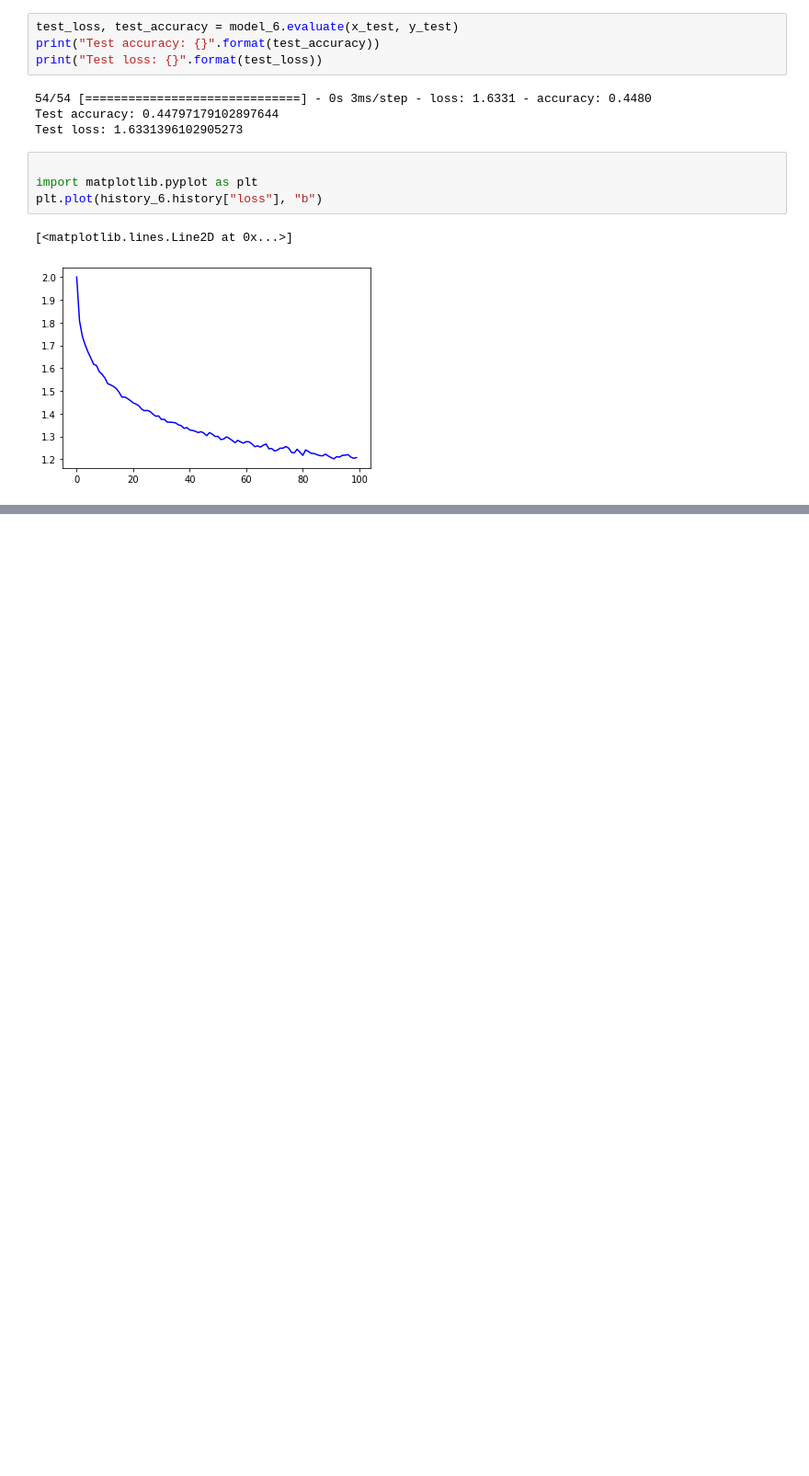
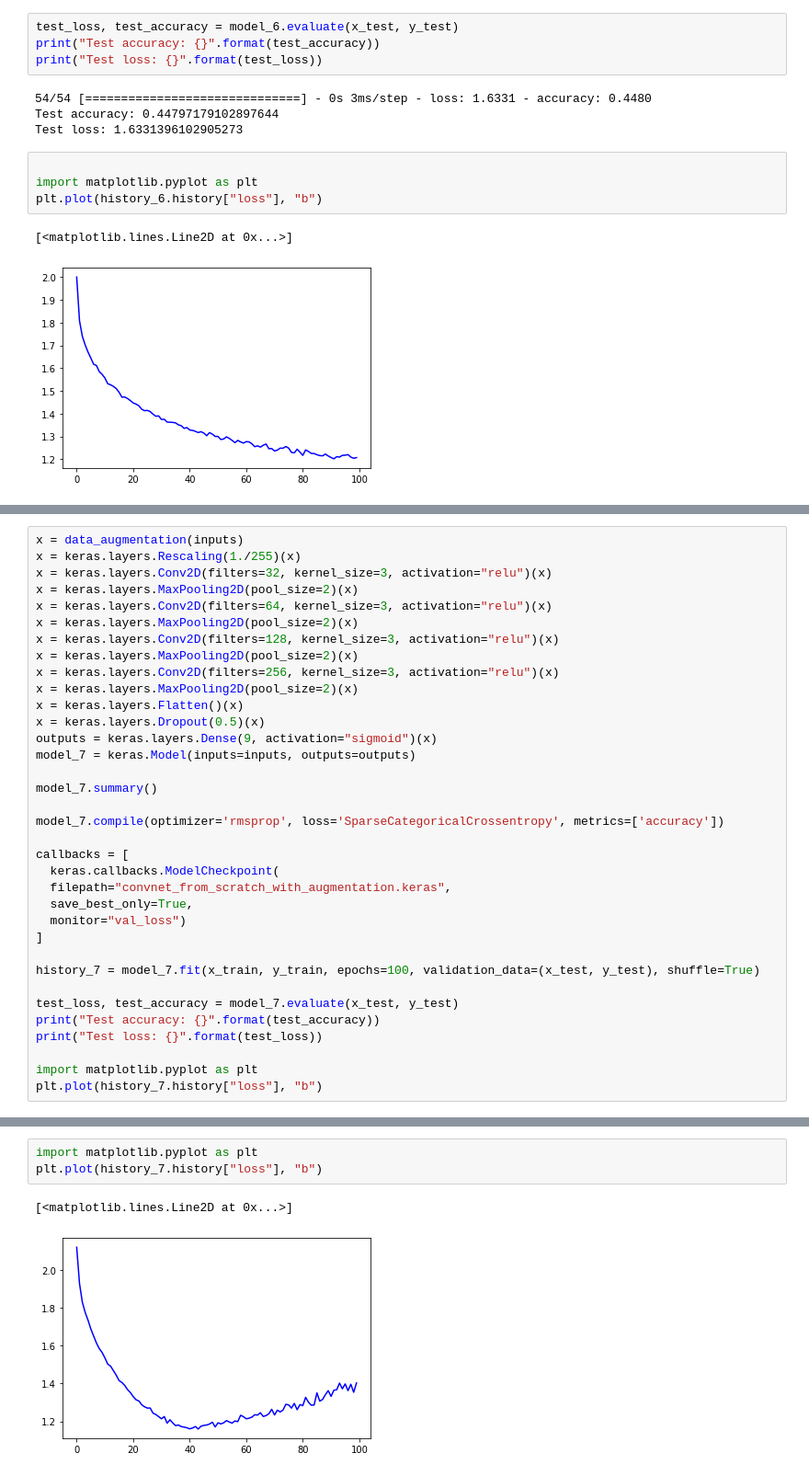
Before and after one commit to Cycyplay/M2_DeepLearning_Classification, a Jupyter notebook: DeepLearning_Projet_Classification_Version_de_Base.ipynb, the cells around one changed output, grey strips where cells are left out. Shown: that part at 92% size. Drawn from its saved outputs; the diff is of its cells as text; blank space fills up the shorter version.

Commit message:
Test modèle avec Top3

```diff
--- a/DeepLearning_Projet_Classification_Version_de_Base.ipynb
+++ b/DeepLearning_Projet_Classification_Version_de_Base.ipynb
@@ -351,0 +354,35 @@ plt.plot(history_6.history["loss"], "b")
+# %%
+x = data_augmentation(inputs)
+x = keras.layers.Rescaling(1./255)(x)
+x = keras.layers.Conv2D(filters=32, kernel_size=3, activation="relu")(x)
+x = keras.layers.MaxPooling2D(pool_size=2)(x)
+x = keras.layers.Conv2D(filters=64, kernel_size=3, activation="relu")(x)
+x = keras.layers.MaxPooling2D(pool_size=2)(x)
+x = keras.layers.Conv2D(filters=128, kernel_size=3, activation="relu")(x)
+x = keras.layers.MaxPooling2D(pool_size=2)(x)
+x = keras.layers.Conv2D(filters=256, kernel_size=3, activation="relu")(x)
+x = keras.layers.MaxPooling2D(pool_size=2)(x)
+x = keras.layers.Flatten()(x)
+x = keras.layers.Dropout(0.5)(x)
+outputs = keras.layers.Dense(9, activation="sigmoid")(x)
+model_7 = keras.Model(inputs=inputs, outputs=outputs)
+
+model_7.summary()
+
+model_7.compile(optimizer='rmsprop', loss='SparseCategoricalCrossentropy', metrics=['accuracy'])
+
+callbacks = [
+  keras.callbacks.ModelCheckpoint(
+  filepath="convnet_from_scratch_with_augmentation.keras",
+  save_best_only=True,
+  monitor="val_loss")
+]
+
+history_7 = model_7.fit(x_train, y_train, epochs=100, validation_data=(x_test, y_test), shuffle=True)
+
+test_loss, test_accuracy = model_7.evaluate(x_test, y_test)
+print("Test accuracy: {}".format(test_accuracy))
+print("Test loss: {}".format(test_loss))
+
+import matplotlib.pyplot as plt
+plt.plot(history_7.history["loss"], "b")
@@ -351,0 +397,6 @@ plt.plot(history_6.history["loss"], "b")
+# %%
+import matplotlib.pyplot as plt
+plt.plot(history_7.history["loss"], "b")
+# %% [output]
+[<matplotlib.lines.Line2D at 0x...>]
+[figure, added]
```
Also changed, not shown: parts of 28 cells of this notebook.
